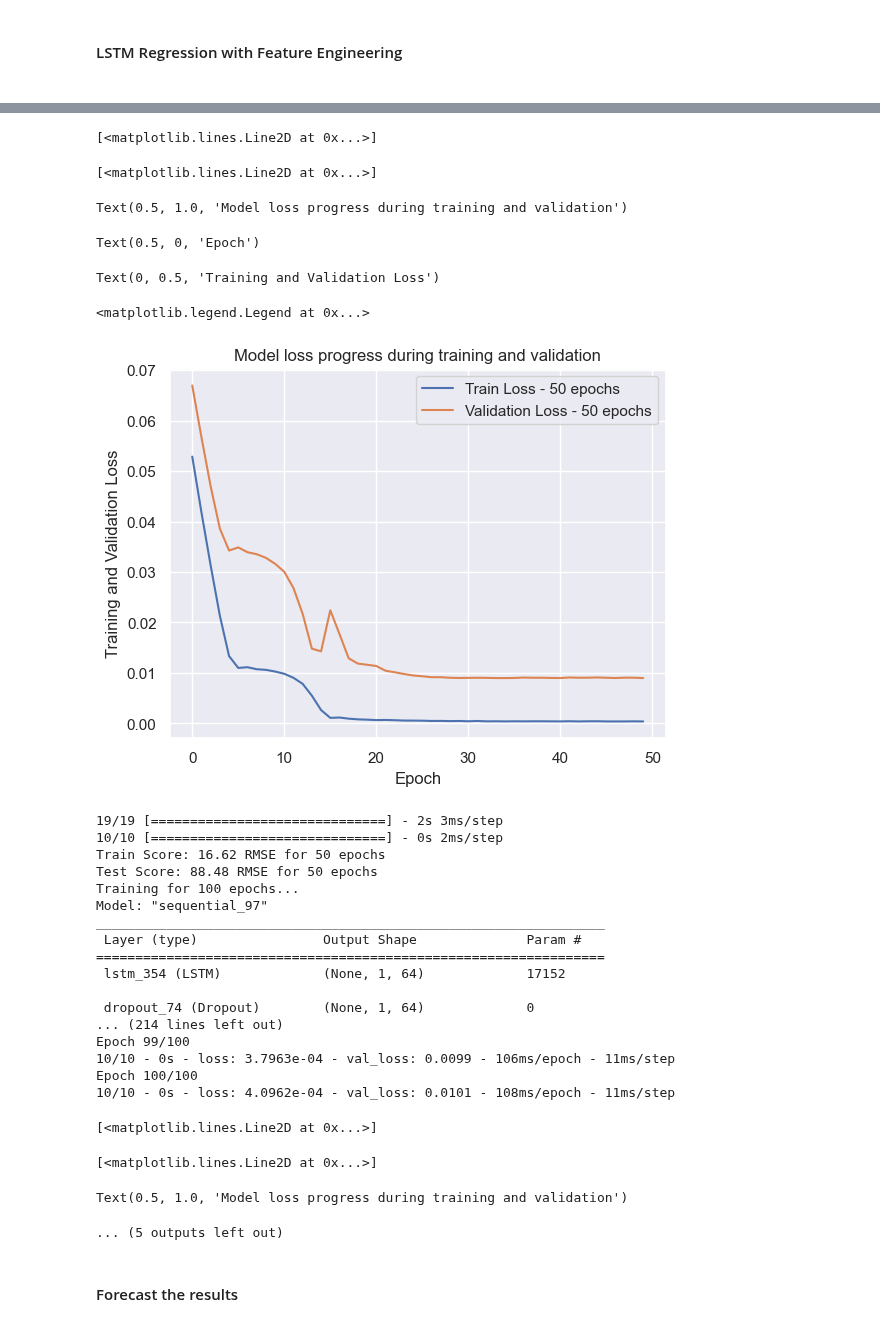
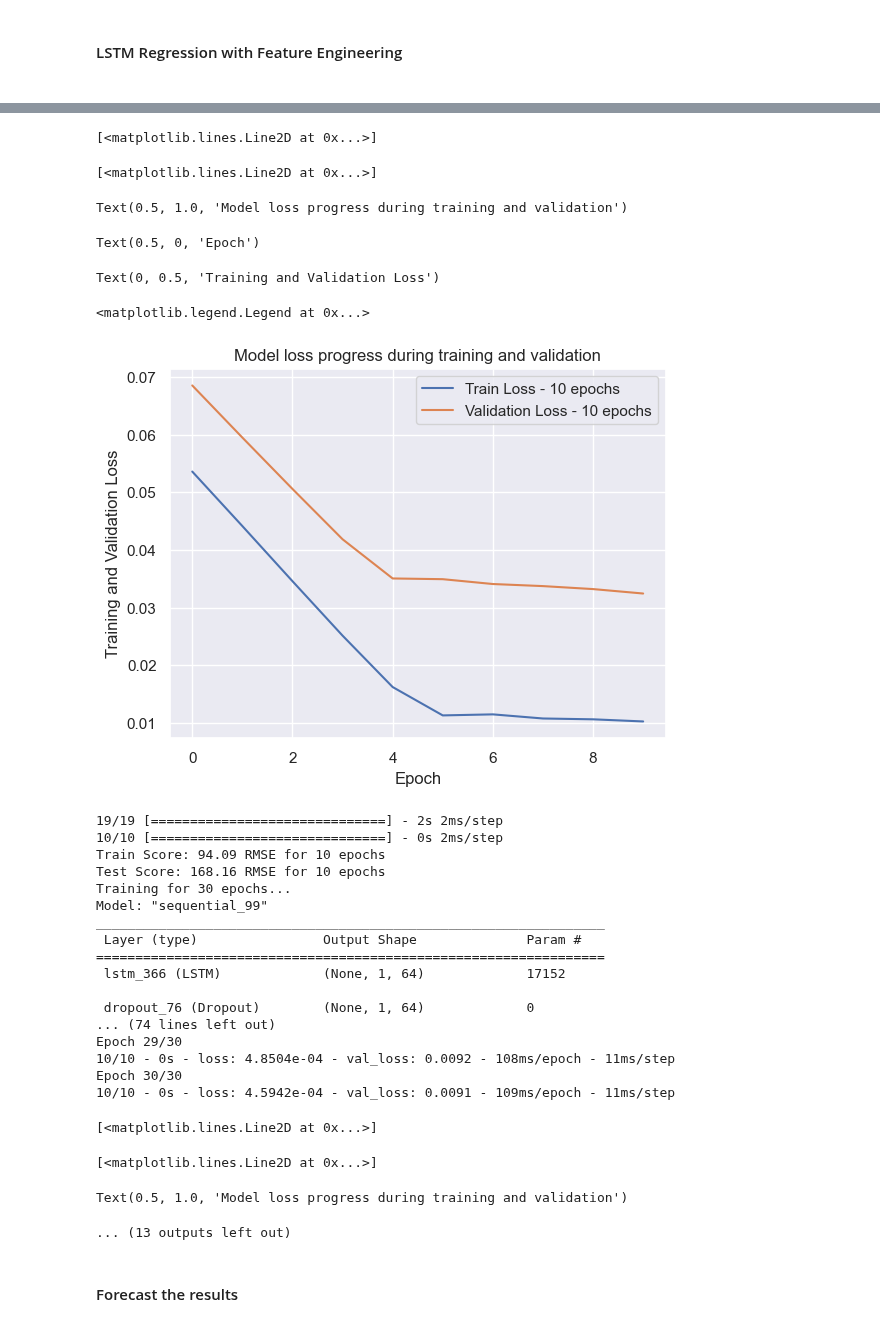
Before and after one commit to aloysiuswjw/Cost-Rate-Analysis, a Jupyter notebook: main_week1_LSTM_FeatureEng.ipynb, the cells around one changed output, grey strips where cells are left out. Cells and saved outputs as stored; diff of their text form; code cells hidden in the pictures.

```diff
--- a/main_week1_LSTM_FeatureEng.ipynb
+++ b/main_week1_LSTM_FeatureEng.ipynb
@@ -528,7 +528,7 @@ testX, testY = create_dataset(test, look_back)
 trainX = np.reshape(trainX, (trainX.shape[0], look_back, trainX.shape[2]))
 testX = np.reshape(testX, (testX.shape[0], look_back, testX.shape[2]))
 
-epochs_list = [50, 100]
+epochs_list = [10, 30, 50]
 
 rmse_results = {}
 
@@ -592,31 +592,31 @@ Epoch 50/50
 [<matplotlib.lines.Line2D at 0x...>]
 [<matplotlib.lines.Line2D at 0x...>]
 Text(0.5, 1.0, 'Model loss progress during training and validation')
 Text(0.5, 0, 'Epoch')
 Text(0, 0.5, 'Training and Validation Loss')
 <matplotlib.legend.Legend at 0x...>
-[figure, old version]
+[figure, new version]
-19/19 [==============================] - 2s 3ms/step
+19/19 [==============================] - 2s 2ms/step
 10/10 [==============================] - 0s 2ms/step
-Train Score: 16.62 RMSE for 50 epochs
-Test Score: 88.48 RMSE for 50 epochs
-Training for 100 epochs...
-Model: "sequential_97"
+Train Score: 94.09 RMSE for 10 epochs
+Test Score: 168.16 RMSE for 10 epochs
+Training for 30 epochs...
+Model: "sequential_99"
 _________________________________________________________________
  Layer (type)                Output Shape              Param #
 =================================================================
- lstm_354 (LSTM)             (None, 1, 64)             17152
+ lstm_366 (LSTM)             (None, 1, 64)             17152
 
- dropout_74 (Dropout)        (None, 1, 64)             0
-... (214 lines left out)
-Epoch 99/100
-10/10 - 0s - loss: 3.7963e-04 - val_loss: 0.0099 - 106ms/epoch - 11ms/step
-Epoch 100/100
-10/10 - 0s - loss: 4.0962e-04 - val_loss: 0.0101 - 108ms/epoch - 11ms/step
+ dropout_76 (Dropout)        (None, 1, 64)             0
+... (74 lines left out)
+Epoch 29/30
+10/10 - 0s - loss: 4.8504e-04 - val_loss: 0.0092 - 108ms/epoch - 11ms/step
+Epoch 30/30
+10/10 - 0s - loss: 4.5942e-04 - val_loss: 0.0091 - 109ms/epoch - 11ms/step
 [<matplotlib.lines.Line2D at 0x...>]
 [<matplotlib.lines.Line2D at 0x...>]
 Text(0.5, 1.0, 'Model loss progress during training and validation')
-... (5 outputs left out)
+... (13 outputs left out)
 # %% [markdown]
 <h4>Forecast the results</h4>
 # %%
```
Also changed, not shown: parts of 2 cells of this notebook.
